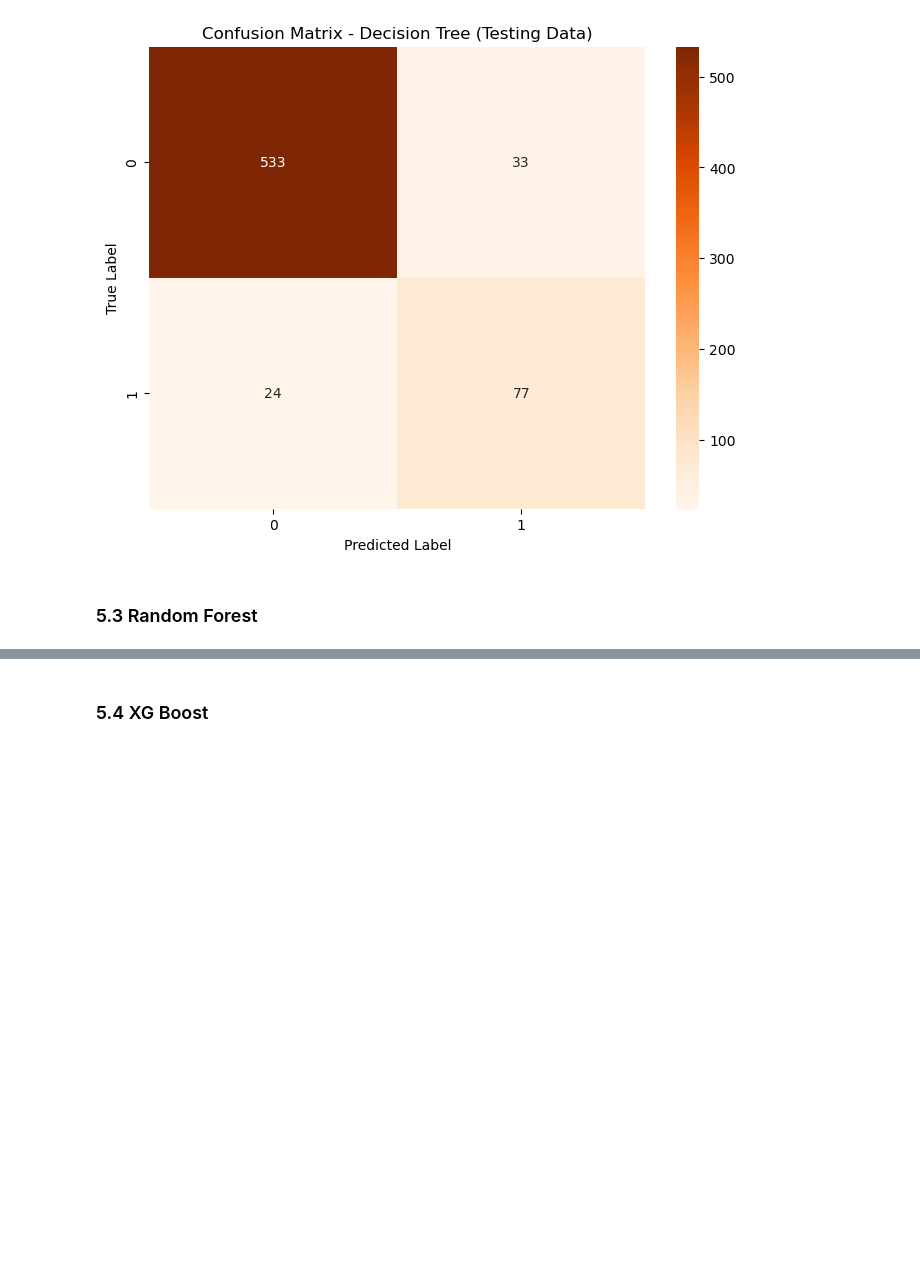
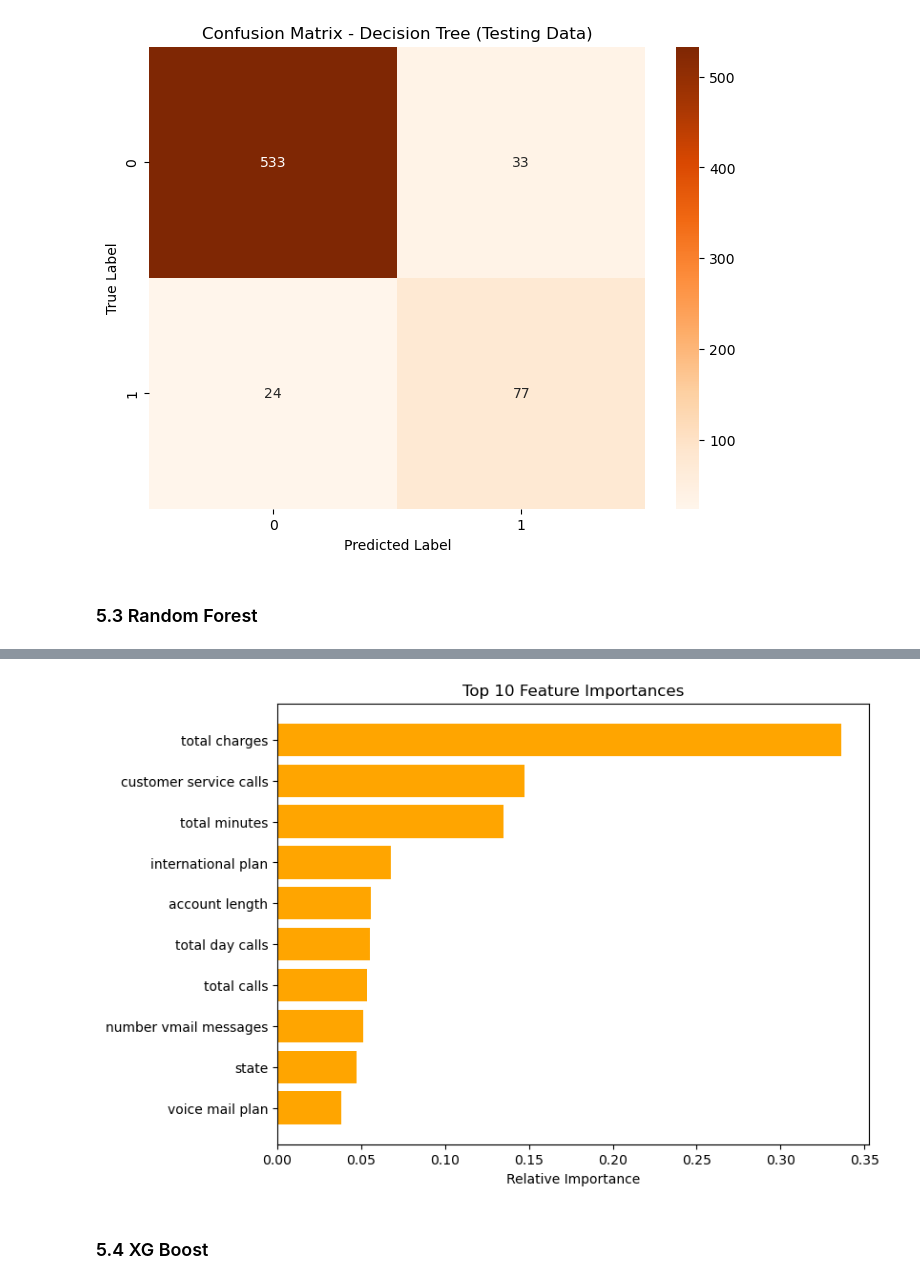
Before and after one commit to Nzuuko/Phase-3-Project, a Jupyter notebook: notebook.ipynb, the cells around one changed output, grey strips where cells are left out. Drawn from its saved outputs; the diff is of its cells as text; code cells hidden in the pictures; blank space fills up the shorter version.

```diff
--- a/notebook.ipynb
+++ b/notebook.ipynb
@@ -841,3 +889,22 @@ print("Mean CV Accuracy:", cv_scores_rf.mean())
+# %%
+# Get feature names
+feature_names = list(X_train.columns)
+
+# Get feature importances
+importances = rf.feature_importances_
+
+# Get indices of top 10 features
+top_indices = np.argsort(importances)[-10:]
+
+# Plotting feature importances
+plt.figure(figsize=(8,6))
+plt.barh(range(len(top_indices)), importances[top_indices], align='center', color='orange')
+plt.yticks(range(len(top_indices)), [feature_names[i] for i in top_indices])
+plt.xlabel('Relative Importance')
+plt.title('Top 10 Feature Importances')
+plt.show()
+# %% [output]
+[figure, added]
 # %% [markdown]
 ### 5.4 XG Boost
 # %%
```
Also changed, not shown: parts of 15 cells of this notebook.
